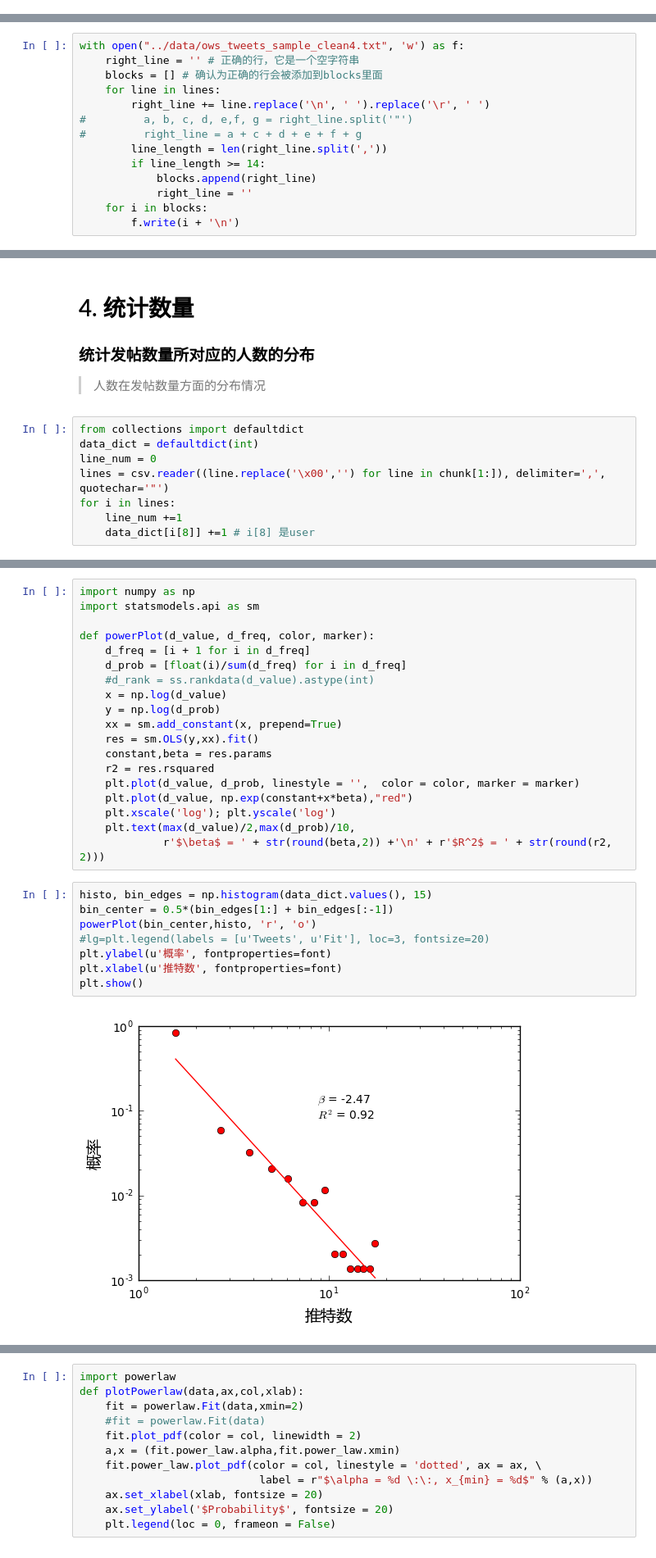
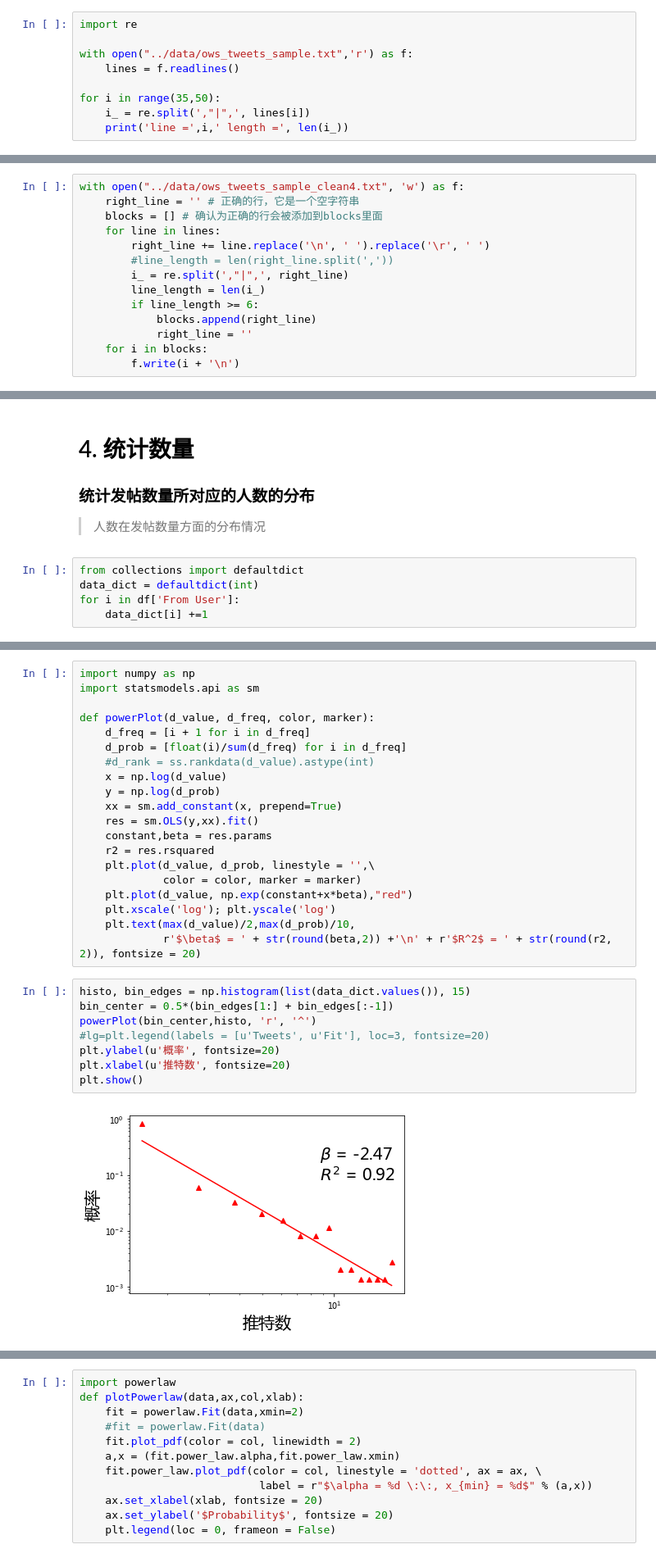
Before and after one commit to SocratesClub/bigdata, a Jupyter notebook: code/06.data_cleaning_Tweets.ipynb, the cells around one changed output, grey strips where cells are left out. Shown at 82% size. Saved outputs shown, nothing was run; the diff lists cells and outputs as text.

```diff
--- a/code/06.data_cleaning_Tweets.ipynb
+++ b/code/06.data_cleaning_Tweets.ipynb
@@ -114,0 +152,9 @@ blocks[1344]
+# %%
+import re
+
+with open("../data/ows_tweets_sample.txt",'r') as f:
+    lines = f.readlines()
+
+for i in range(35,50):
+    i_ = re.split(',"|",', lines[i])
+    print('line =',i,' length =', len(i_))
@@ -118,10 +180,10 @@ with open("../data/ows_tweets_sample_clean4.txt", 'w') as f:
     blocks = [] # 确认为正确的行会被添加到blocks里面
     for line in lines:
         right_line += line.replace('\n', ' ').replace('\r', ' ')
-#         a, b, c, d, e,f, g = right_line.split('"')
-#         right_line = a + c + d + e + f + g
-        line_length = len(right_line.split(','))
-        if line_length >= 14:
+        #line_length = len(right_line.split(','))
+        i_ = re.split(',"|",', right_line)
+        line_length = len(i_)
+        if line_length >= 6:
             blocks.append(right_line)
             right_line = ''
     for i in blocks:
@@ -211,9 +257,6 @@ Name: From User, dtype: object
 # %%
 from collections import defaultdict
 data_dict = defaultdict(int)
-line_num = 0
-lines = csv.reader((line.replace('\x00','') for line in chunk[1:]), delimiter=',', quotechar='"')
-for i in lines:
-    line_num +=1
-    data_dict[i[8]] +=1 # i[8] 是user
+for i in df['From User']:
+    data_dict[i] +=1
 # %%
@@ -270,21 +310,22 @@ def powerPlot(d_value, d_freq, color, marker):
     res = sm.OLS(y,xx).fit()
     constant,beta = res.params
     r2 = res.rsquared
-    plt.plot(d_value, d_prob, linestyle = '',  color = color, marker = marker)
+    plt.plot(d_value, d_prob, linestyle = '',\
+             color = color, marker = marker)
     plt.plot(d_value, np.exp(constant+x*beta),"red")
     plt.xscale('log'); plt.yscale('log')
     plt.text(max(d_value)/2,max(d_prob)/10,
-             r'$\beta$ = ' + str(round(beta,2)) +'\n' + r'$R^2$ = ' + str(round(r2, 2)))
+             r'$\beta$ = ' + str(round(beta,2)) +'\n' + r'$R^2$ = ' + str(round(r2, 2)), fontsize = 20)
 # %%
-histo, bin_edges = np.histogram(data_dict.values(), 15)
+histo, bin_edges = np.histogram(list(data_dict.values()), 15)
 bin_center = 0.5*(bin_edges[1:] + bin_edges[:-1])
-powerPlot(bin_center,histo, 'r', 'o')
+powerPlot(bin_center,histo, 'r', '^')
 #lg=plt.legend(labels = [u'Tweets', u'Fit'], loc=3, fontsize=20)
-plt.ylabel(u'概率', fontproperties=font)
-plt.xlabel(u'推特数', fontproperties=font)
+plt.ylabel(u'概率', fontsize=20)
+plt.xlabel(u'推特数', fontsize=20)
 plt.show()
 # %% [output]
-[figure, old version]
+[figure, new version]
 # %%
 import statsmodels.api as sm
 from collections import defaultdict
```
Also changed, not shown: parts of 40 cells of this notebook, 3 other files.
